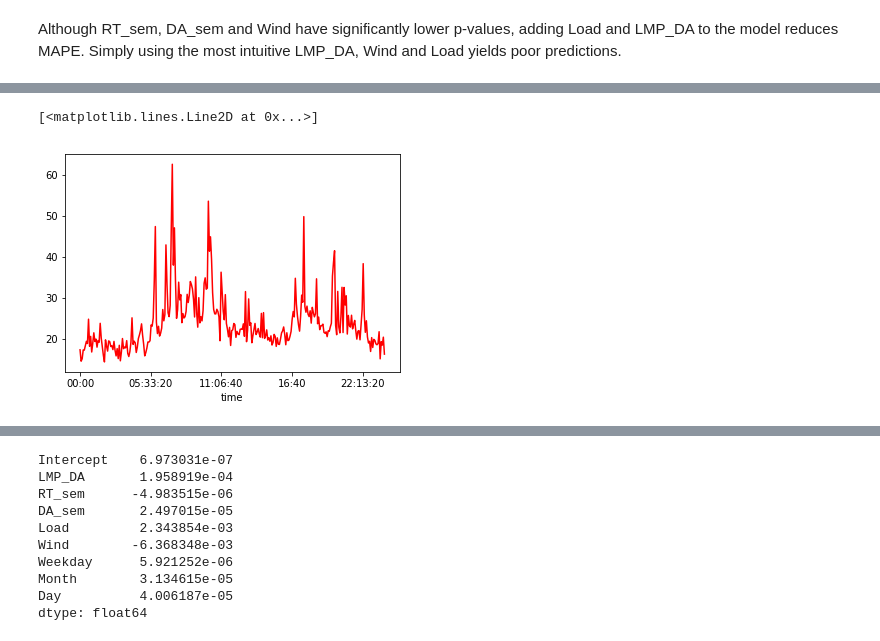
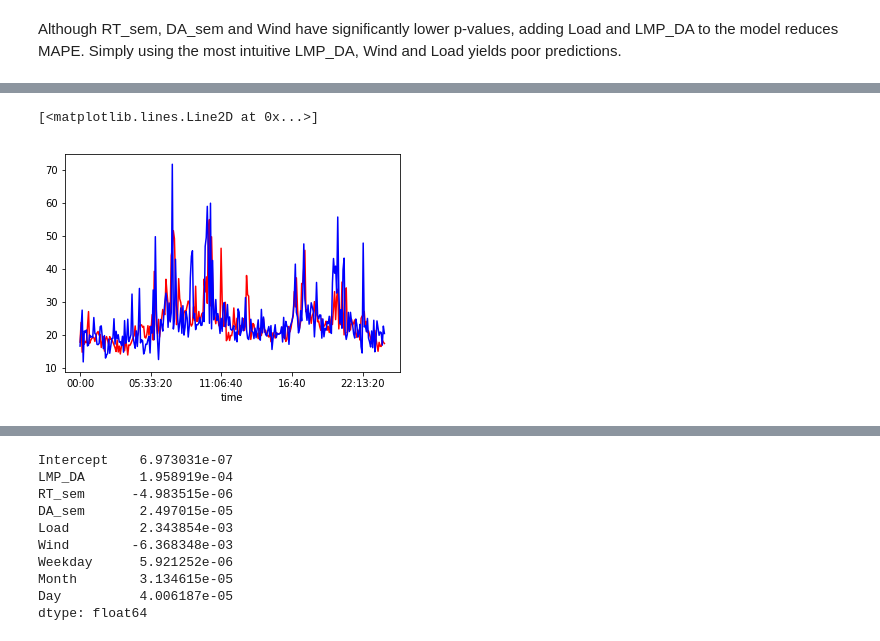
Before and after one commit to felipeascouto/energy, a Jupyter notebook: research_p2.ipynb, the cells around one changed output, grey strips where cells are left out. Cells and saved outputs as stored; diff of their text form; code cells hidden in the pictures.

```diff
--- a/research_p2.ipynb
+++ b/research_p2.ipynb
@@ -995,8 +999,9 @@ branch_dfs = sklearn_clusters_plot(train_data, test_data, 7)
 # %%
 plt.plot(train_data.index, train_data['LMP_RT'],'red')
+plt.plot(train_data.index, test_data['LMP_RT'],'blue')
 # %% [output]
 [<matplotlib.lines.Line2D at 0x...>]
-[figure, old version]
+[figure, new version]
 # %%
 branch_dfs = sklearn_clusters_plot(train_data, test_data, 4)
 # %% [output]
```
Also changed, not shown: parts of 28 cells of this notebook.
